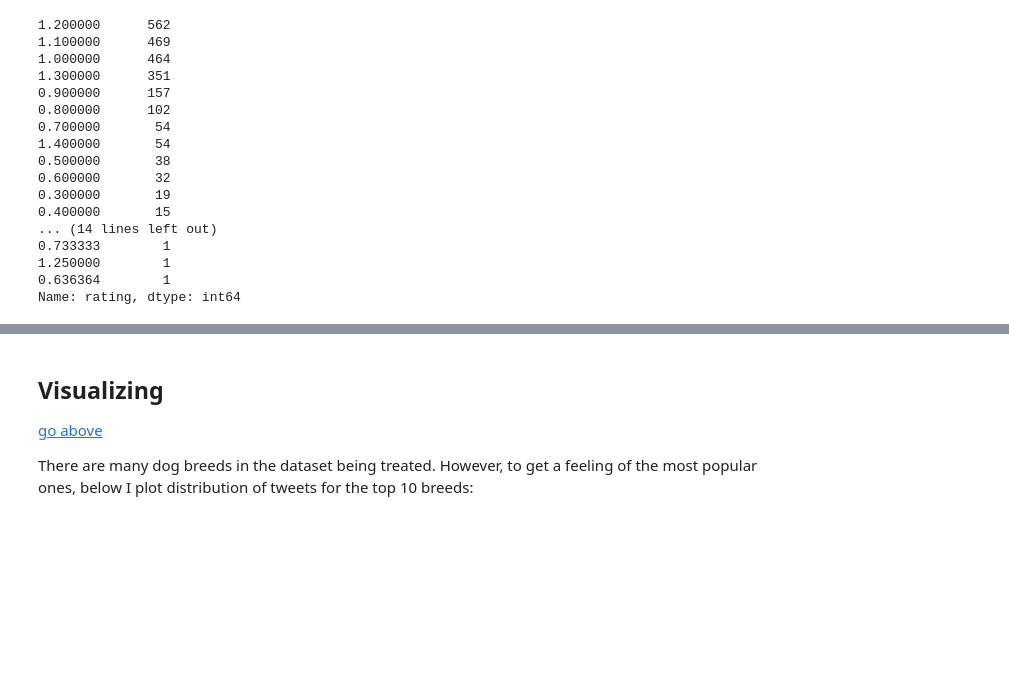
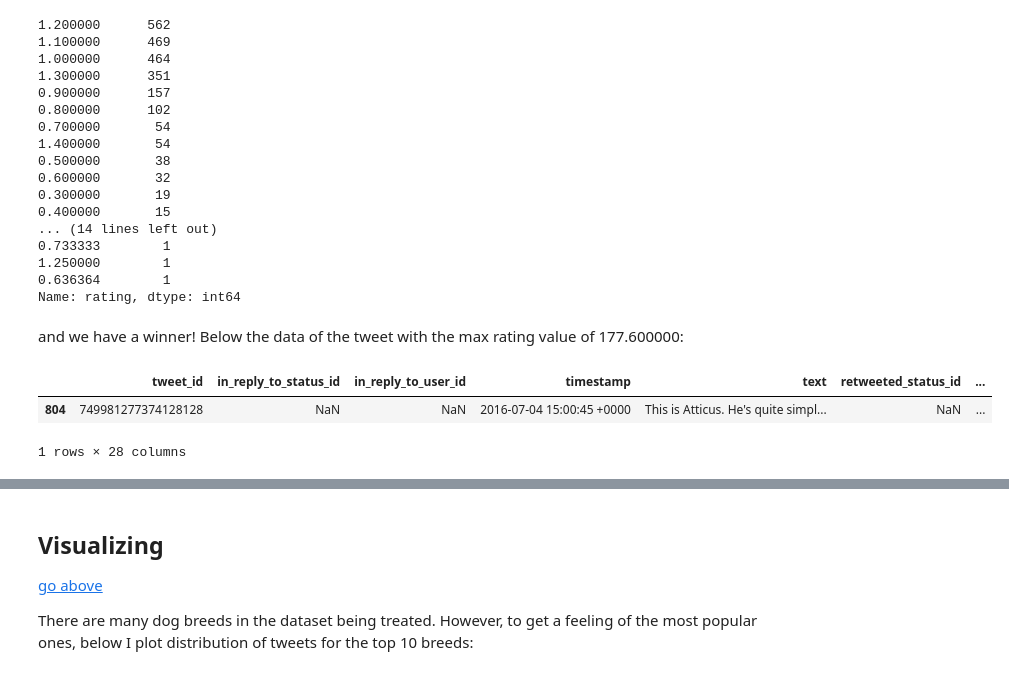
Before and after one commit to omendezmorales/Project4, a Jupyter notebook: wrangle_act.ipynb, the cells around one changed output, grey strips where cells are left out. Cells and saved outputs as stored; diff of their text form; code cells hidden in the pictures; blank space fills up the shorter version.

```diff
--- a/wrangle_act.ipynb
+++ b/wrangle_act.ipynb
@@ -739,3 +802,11 @@ Name: rating, dtype: float64
 1.250000        1
 0.636364        1
 Name: rating, dtype: int64
+# %% [markdown]
+and we have a winner! Below the data of the tweet with the max rating value of 177.600000:
+# %%
+master_df[master_df.rating == master_df.rating.max()]
+# %% [output]
+|  | tweet_id | in_reply_to_status_id | in_reply_to_user_id | timestamp | text | retweeted_status_id | ... |
+| 804 | 749981277374128128 | NaN | NaN | 2016-07-04 15:00:45 +0000 | This is Atticus. He's quite simpl... | NaN | ... |
+1 rows × 28 columns
```
Also changed, not shown: parts of 25 cells of this notebook.
